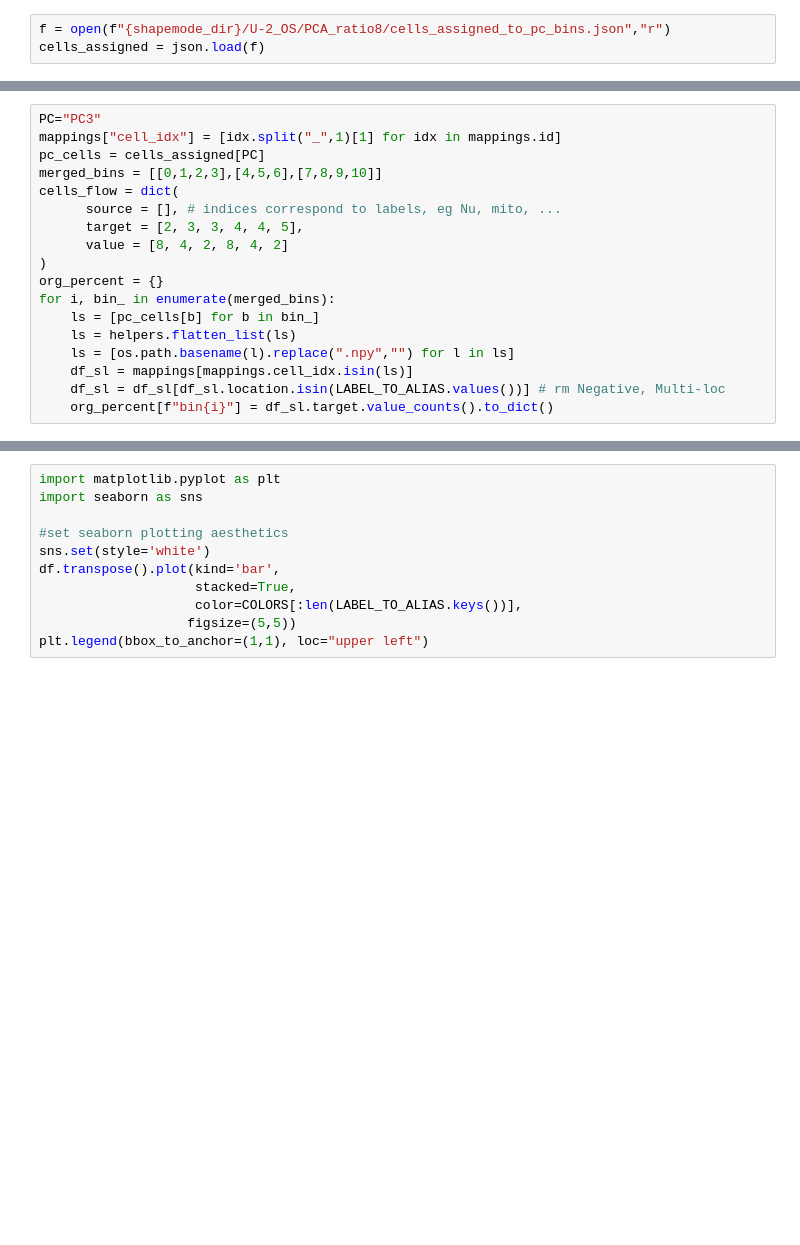
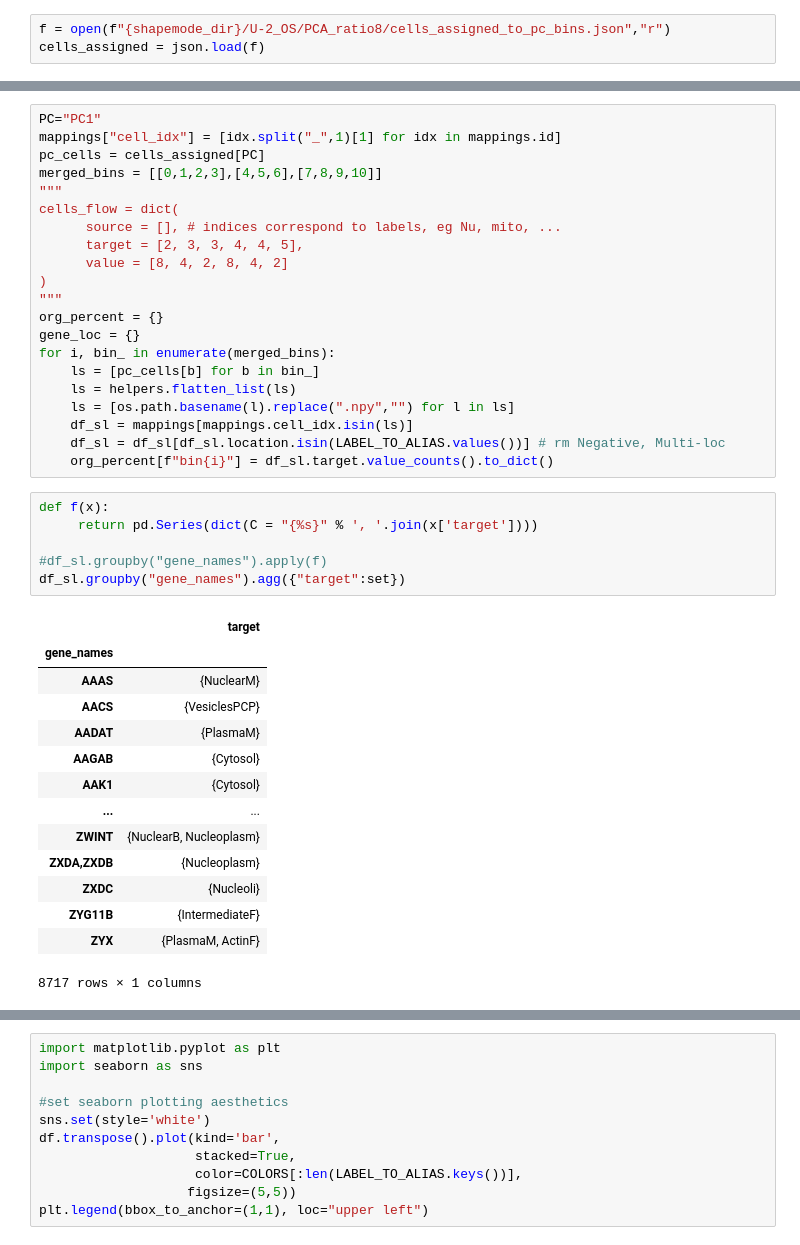
Before and after one commit to trangle1302/2D_shapespace, a Jupyter notebook: notebooks/EDA_cells_bin.ipynb, the cells around one changed output, grey strips where cells are left out. Cells and saved outputs as stored; diff of their text form; blank space fills up the shorter version.

```diff
--- a/notebooks/EDA_cells_bin.ipynb
+++ b/notebooks/EDA_cells_bin.ipynb
@@ -78,14 +114,17 @@ from utils import helpers
 # %%
-PC="PC3"
+PC="PC1"
 mappings["cell_idx"] = [idx.split("_",1)[1] for idx in mappings.id]
 pc_cells = cells_assigned[PC]
 merged_bins = [[0,1,2,3],[4,5,6],[7,8,9,10]]
+"""
 cells_flow = dict(
       source = [], # indices correspond to labels, eg Nu, mito, ...
       target = [2, 3, 3, 4, 4, 5],
       value = [8, 4, 2, 8, 4, 2]
 )
+"""
 org_percent = {}
+gene_loc = {}
 for i, bin_ in enumerate(merged_bins):
     ls = [pc_cells[b] for b in bin_]
     ls = helpers.flatten_list(ls)
@@ -93,6 +132,27 @@ for i, bin_ in enumerate(merged_bins):
     df_sl = mappings[mappings.cell_idx.isin(ls)]
     df_sl = df_sl[df_sl.location.isin(LABEL_TO_ALIAS.values())] # rm Negative, Multi-loc
     org_percent[f"bin{i}"] = df_sl.target.value_counts().to_dict()
+# %%
+def f(x):
+     return pd.Series(dict(C = "{%s}" % ', '.join(x['target'])))
+
+#df_sl.groupby("gene_names").apply(f)
+df_sl.groupby("gene_names").agg({"target":set})
+# %% [output]
+|  | target |
+| gene_names |  |
+| AAAS | {NuclearM} |
+| AACS | {VesiclesPCP} |
+| AADAT | {PlasmaM} |
+| AAGAB | {Cytosol} |
+| AAK1 | {Cytosol} |
+| ... | ... |
+| ZWINT | {NuclearB, Nucleoplasm} |
+| ZXDA,ZXDB | {Nucleoplasm} |
+| ZXDC | {Nucleoli} |
+| ZYG11B | {IntermediateF} |
+| ZYX | {PlasmaM, ActinF} |
+8717 rows × 1 columns
 # %%
 df = pd.DataFrame(org_percent)
 df
```
Also changed, not shown: parts of 8 cells of this notebook, 1 other file.
